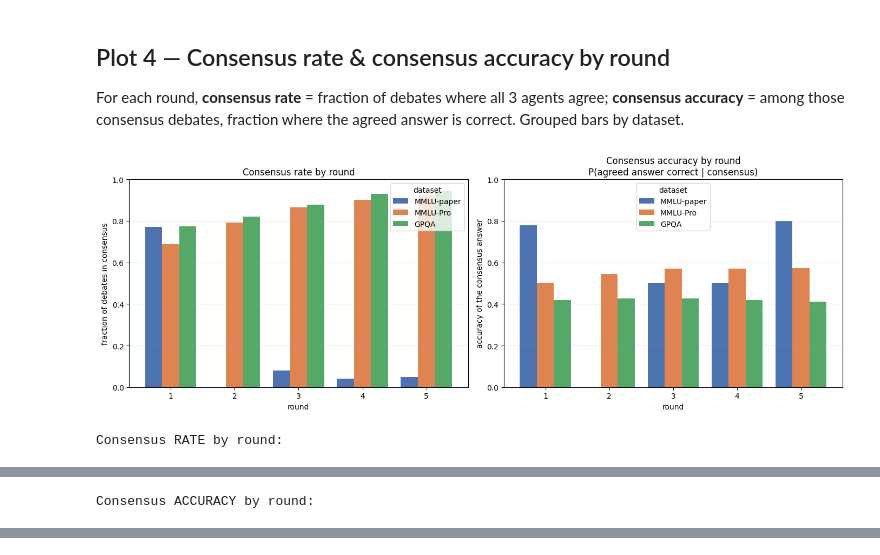
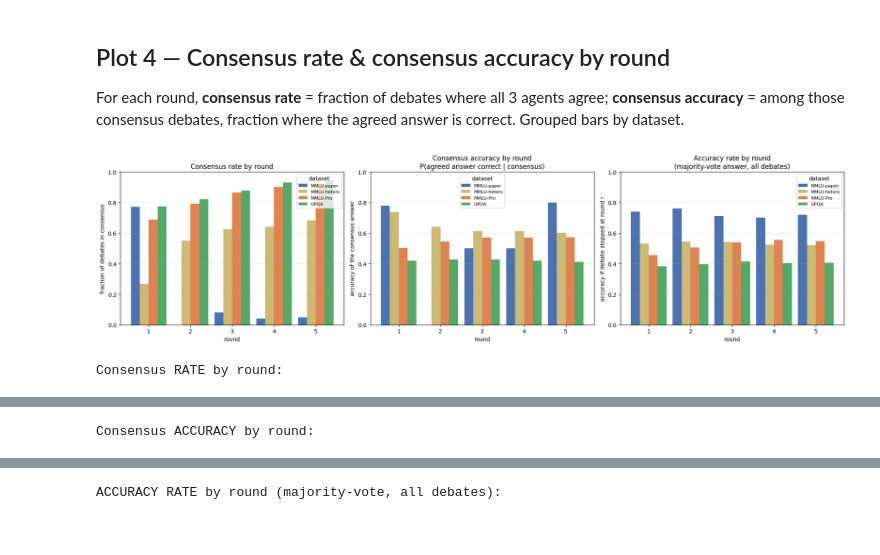
Before and after one commit to kylezlin-hub/UTD_2026Summer_Uncertainty-quantification-for-multi-agent-systems, a Jupyter notebook: New/process_diagnostics_comparison.ipynb, the cells around one changed output, grey strips where cells are left out. Drawn from its saved outputs; the diff is of its cells as text; code cells hidden in the pictures.

```diff
--- a/New/process_diagnostics_comparison.ipynb
+++ b/New/process_diagnostics_comparison.ipynb
@@ -203,10 +220,12 @@ corr_table
 # %% [markdown]
 ## Table 3 — Correct vs incorrect group means (pooled by dataset)
 # %%
-pools = {'MMLU-paper (pooled)': pd.concat([data['MMLU paper']], ignore_index=True),
-
+pools = {
+    'MMLU-paper (pooled)': pd.concat([data['MMLU paper']], ignore_index=True),
+    # 'MMLU-7B-coop (pooled)': pd.concat([data['MMLU-7B-coop']], ignore_index=True),
+    'MMLU-hetero (pooled)': pd.concat([data['MMLU-hetero s7'], data['MMLU-hetero s17'], data['MMLU-hetero s42']], ignore_index=True),
     'MMLU-Pro (pooled)': pd.concat([data['MMLU-Pro s7'], data['MMLU-Pro s17'], data['MMLU-Pro s42']], ignore_index=True),
-'GPQA (pooled)': pd.concat([data['GPQA s7'], data['GPQA s17'], data['GPQA s42']], ignore_index=True),
+    'GPQA (pooled)': pd.concat([data['GPQA s7'], data['GPQA s17'], data['GPQA s42']], ignore_index=True),
 }
 rows = []
 for label, df in pools.items():
@@ -271,15 +295,16 @@ Two views: (1) how the metric **distributions** differ between GPQA and MMLU-Pro
 ## Plot 1 — metric distributions: GPQA vs MMLU-Pro (pooled, 3 seeds each)
 import matplotlib.pyplot as plt
 mmlu = pools['MMLU-paper (pooled)']
+mmlu_hetero = pools['MMLU-hetero (pooled)']
 gpqa = pools['GPQA (pooled)']
 mmlu_pro = pools['MMLU-Pro (pooled)']
 fig, axes = plt.subplots(2, 2, figsize=(12, 8))
 for ax, m in zip(axes.ravel(), METRICS):
-    bp = ax.boxplot([mmlu[m].dropna(),  mmlu_pro[m].dropna(),gpqa[m].dropna()], showmeans=True,
+    bp = ax.boxplot([mmlu[m].dropna(), mmlu_hetero[m].dropna(), mmlu_pro[m].dropna(), gpqa[m].dropna()], showmeans=True,
                     patch_artist=True, widths=0.6)
-    for patch, col in zip(bp['boxes'], ['#4C72B0', '#DD8452', '#55A868']):
+    for patch, col in zip(bp['boxes'], ['#4C72B0', '#DD8452', '#55A868', '#C44E52']):
         patch.set_facecolor(col); patch.set_alpha(0.55)
-    ax.set_xticks([1, 2, 3]); ax.set_xticklabels(['MMLU', 'MMLU-Pro', 'GPQA'])
+    ax.set_xticks([1, 2, 3, 4]); ax.set_xticklabels(['MMLU', 'MMLU-hetero', 'MMLU-Pro', 'GPQA'])
     ax.set_title(m); ax.set_ylabel('value'); ax.grid(axis='y', alpha=0.3)
 fig.suptitle('Process-metric distributions: GPQA vs MMLU-Pro (pooled)', y=1.01)
 fig.tight_layout(); plt.show()
@@ -315,7 +340,7 @@ plot_df.columns = ['accuracy', 'r1_consensus','r1_cons_acc'] +METRICS
 plot_df = plot_df.T                  # rows = metrics, columns = datasets (bar groups)
 
 ax = plot_df.plot(kind='bar', figsize=(10, 5), width=0.8,
-                  color={'MMLU-paper (pooled)': '#4C72B0', 'GPQA (pooled)': '#55A868', 'MMLU-Pro (pooled)': '#DD8452'})
+                  color={'MMLU-paper (pooled)': '#4C72B0', 'MMLU-hetero (pooled)': '#C44E52', 'GPQA (pooled)': '#55A868', 'MMLU-Pro (pooled)': '#DD8452'})
 for container in ax.containers:
     ax.bar_label(container, fmt='%.3f', fontsize=8, padding=2)
 ax.set_xticklabels(['accuracy', 'r1_consensus','r1_cons_acc'] +METRICS, rotation=0)
@@ -344,22 +371,27 @@ GPQA (pooled)                -0.034
 
 For each round, **consensus rate** = fraction of debates where all 3 agents agree; **consensus accuracy** = among those consensus debates, fraction where the agreed answer is correct. Grouped bars by dataset.
 # %%
-## Plot 4 — consensus rate & consensus accuracy by round, per dataset
+## Plot 4 — consensus rate, consensus accuracy, and accuracy-by-round, per dataset
 import matplotlib.pyplot as plt
 
+_HET = 'C:/Proj1/docs/data/mmlu_hetero_cpu/seed_{}/qwen_mmlu_pro_debate_traces.xlsx'
+_COOP = 'C:/Proj1/docs/data/mmlu_original_cpu/seed_7/qwen_mmlu_pro_debate_traces.xlsx'
 POOL_FILES = {
     'MMLU-paper': ['qwen_mmlu_faithful_s7.xlsx'],
+    # 'MMLU-7B-coop': [_COOP],
+    'MMLU-hetero': [_HET.format(7), _HET.format(17), _HET.format(42)],
     'MMLU-Pro':   ['baseline_v2_mmlu-pro_s7.xlsx', 'baseline_v2_mmlu-pro_s17.xlsx', 'baseline_v2_mmlu-pro_s42.xlsx'],
     'GPQA':       ['baseline_v2_gpqa_s7.xlsx', 'baseline_v2_gpqa_s17.xlsx', 'baseline_v2_gpqa_s42.xlsx'],
 }
 
-def per_round_consensus(paths):
-    """Pooled per-round consensus rate and consensus accuracy across paths.
-
-    consensus at round r = all 3 agents hold the same answer (missing answers
-    forward-filled). consensus accuracy = P(agreed answer == correct | consensus).
+def per_round_stats(paths):
+    """Pooled per-round stats across paths (answers forward-filled):
+      - consensus rate      : fraction of debates where all 3 agents agree at round r
+      - consensus accuracy  : P(agreed answer correct | consensus at round r)
+      - accuracy by round   : accuracy of the MAJORITY-VOTE answer at round r, over ALL debates
+                              ("if the debate stopped at round r, how accurate would it be")
     """
-    rec = {}  # round -> [n_debates, n_consensus, n_consensus_correct]
+    rec = {}  # round -> [n_debates, n_consensus, n_consensus_correct, n_majority_correct]
     for path in paths:
         df = pd.read_excel(path, sheet_name='Debate_Traces')
         rounds = sorted({int(m.group(1)) for c in df.columns if (m := re.match(r'R(\d+) Agent1 Answer', c))})
@@ -369,46 +401,56 @@ def per_round_consensus(paths):
             for rd in rounds:
                 ans = []
                 for ag in AGENTS:
                     a = r.get(f'R{rd} {ag} Answer')
                     a = last[ag] if pd.isna(a) else str(a).strip()
                     last[ag] = a
                     ans.append(a)
                 present = [a for a in ans if a]
-                is_cons = len(present) == 3 and len(set(present)) == 1
-                rec.setdefault(rd, [0, 0, 0])
+                rec.setdefault(rd, [0, 0, 0, 0])
                 rec[rd][0] += 1
-                if is_cons:
+                if present:
+                    majority = Counter(present).most_common(1)[0][0]   # plurality answer this round
+                    if majority == correct:
+                        rec[rd][3] += 1
+                if len(present) == 3 and len(set(present)) == 1:       # unanimous consensus
                     rec[rd][1] += 1
                     if present[0] == correct:
                         rec[rd][2] += 1
     rounds = sorted(rec)
     rate = {rd: rec[rd][1] / rec[rd][0] for rd in rounds}
-    acc = {rd: (rec[rd][2] / rec[rd][1] if rec[rd][1] else np.nan) for rd in rounds}
-    return rate, acc
+    cons_acc = {rd: (rec[rd][2] / rec[rd][1] if rec[rd][1] else np.nan) for rd in rounds}
+    maj_acc = {rd: rec[rd][3] / rec[rd][0] for rd in rounds}
+    return rate, cons_acc, maj_acc
 
-rate_by_round, acc_by_round = {}, {}
+rate_by_round, cons_acc_by_round, acc_by_round = {}, {}, {}
 for pool, paths in POOL_FILES.items():
-    cr, ca = per_round_consensus(paths)
+    cr, ca, ma = per_round_stats(paths)
     rate_by_round[pool] = cr
-    acc_by_round[pool] = ca
+    cons_acc_by_round[pool] = ca
+    acc_by_round[pool] = ma
 consensus_rate_by_round = pd.DataFrame(rate_by_round); consensus_rate_by_round.index.name = 'round'
-consensus_acc_by_round = pd.DataFrame(acc_by_round);   consensus_acc_by_round.index.name = 'round'
+consensus_acc_by_round = pd.DataFrame(cons_acc_by_round); consensus_acc_by_round.index.name = 'round'
+accuracy_by_round = pd.DataFrame(acc_by_round); accuracy_by_round.index.name = 'round'
 
-colors = {'MMLU-paper': '#4C72B0', 'MMLU-Pro': '#DD8452', 'GPQA': '#55A868'}
-fig, axes = plt.subplots(1, 2, figsize=(14, 5))
-consensus_rate_by_round.plot(kind='bar', ax=axes[0], color=colors, width=0.8)
+colors = {'MMLU-paper': '#4C72B0', 'MMLU-hetero': '#CCB974', 'MMLU-Pro': '#DD8452', 'GPQA': '#55A868'}
+fig, axes = plt.subplots(1, 3, figsize=(19, 5))
+consensus_rate_by_round.plot(kind='bar', ax=axes[0], color=colors, width=0.85)
 axes[0].set_title('Consensus rate by round')
 axes[0].set_ylabel('fraction of debates in consensus'); axes[0].set_ylim(0, 1)
-consensus_acc_by_round.plot(kind='bar', ax=axes[1], color=colors, width=0.8)
+consensus_acc_by_round.plot(kind='bar', ax=axes[1], color=colors, width=0.85)
 axes[1].set_title('Consensus accuracy by round\nP(agreed answer correct | consensus)')
 axes[1].set_ylabel('accuracy of the consensus answer'); axes[1].set_ylim(0, 1)
+accuracy_by_round.plot(kind='bar', ax=axes[2], color=colors, width=0.85)
+axes[2].set_title('Accuracy rate by round\n(majority-vote answer, all debates)')
+axes[2].set_ylabel('accuracy if debate stopped at round r'); axes[2].set_ylim(0, 1)
 for ax in axes:
     ax.set_xlabel('round'); ax.tick_params(axis='x', rotation=0)
-    ax.grid(axis='y', alpha=0.3); ax.legend(title='dataset')
+    ax.grid(axis='y', alpha=0.3); ax.legend(title='dataset', fontsize=8)
 fig.tight_layout(); plt.show()
 
 print('Consensus RATE by round:'); display(consensus_rate_by_round.round(3))
 print('Consensus ACCURACY by round:'); display(consensus_acc_by_round.round(3))
+print('ACCURACY RATE by round (majority-vote, all debates):'); display(accuracy_by_round.round(3))
 # %% [output]
-[figure, old version]
+[figure, new version]
 Consensus RATE by round:
@@ -429,0 +472 @@ Consensus ACCURACY by round:
+ACCURACY RATE by round (majority-vote, all debates):
```
Also changed, not shown: parts of 9 cells of this notebook.
